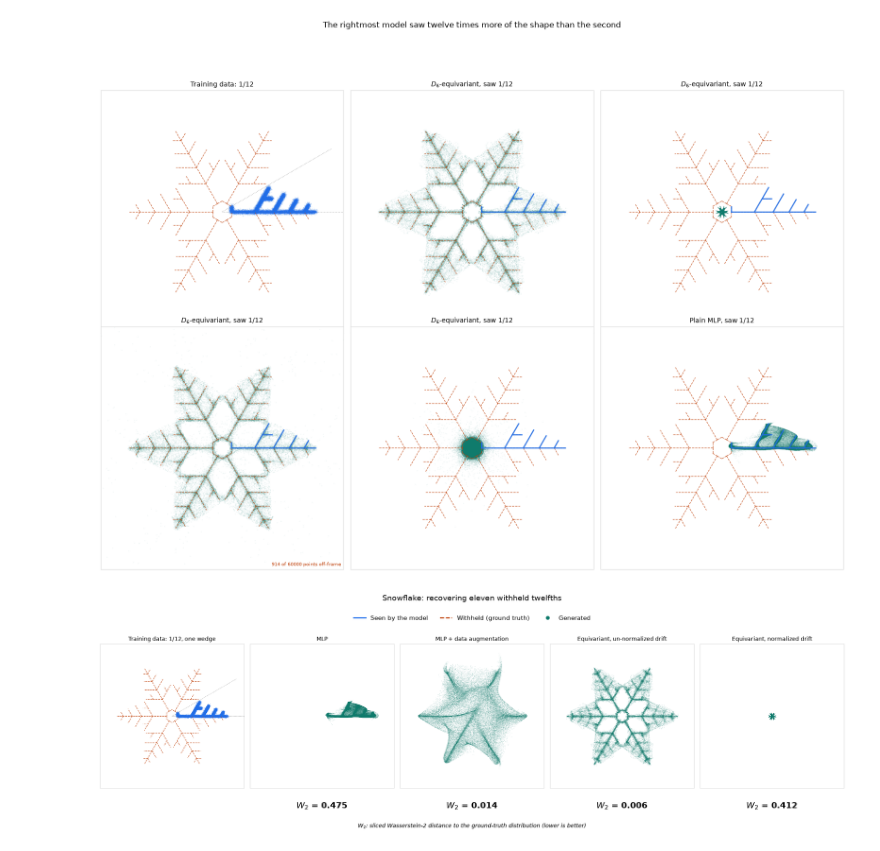
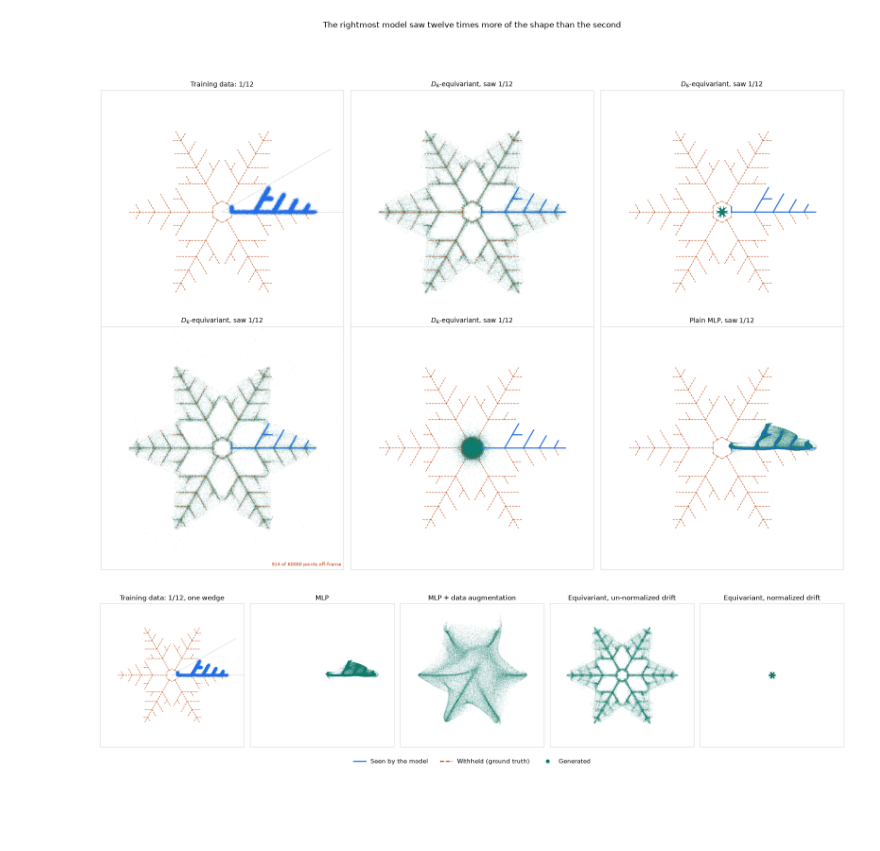
Before and after one commit to daoterog/TokyoDrift, a Jupyter notebook: equivariant_drifting_toys.ipynb, the cells around one changed output. Saved outputs shown, nothing was run; the diff lists cells and outputs as text; code cells hidden in the pictures; blank space fills up the shorter version.

```diff
--- a/summarized.ipynb
+++ b/equivariant_drifting_toys.ipynb
@@ -488,0 +442,36 @@ plot_comparison(circle_panels, circle_reference, draw_reference, limit=1.6,
+# %%
+from matplotlib.lines import Line2D
+
+LEGEND_HANDLES = [
+    Line2D([0], [0], color=SEEN, lw=2, label="Seen by the model"),
+    Line2D([0], [0], color=HELD_OUT, lw=2, ls="--", label="Withheld (ground truth)"),
+    Line2D([0], [0], marker="o", color=GENERATED, lw=0, markersize=6, label="Generated"),
+]
+
+
+def plot_comparison(panels, reference, draw_reference_fn, limit, figsize, suptitle="",
+                     save_path=None, midline=False, **scatter_kwargs):
+    """Shared layout: training data, then each generated set scored against
+    `reference` with the sliced Wasserstein-2 distance. Only the (non-generated)
+    training panel gets the withheld-shape outline from `draw_reference_fn`.
+    """
+    figure, axes = plt.subplots(1, len(panels), figsize=figsize)
+    for ax, (title, points, generated) in zip(axes, panels):
+        scatter(ax, points, GENERATED if generated else SEEN, title, fontsize=12, weight=None, **scatter_kwargs)
+        if not generated:
+            draw_reference_fn(ax)
+        style_axes(ax, limit=limit, midline=midline, report_crop=False)
+        # if generated:
+        #     ax.text(0.5, -0.1, f"$W_2$ = {sliced_w2(points, reference):.3f}",
+        #             transform=ax.transAxes, ha="center", fontsize=10)
+
+    if suptitle:
+        figure.suptitle(suptitle, fontsize=14, y=1.08)
+    figure.legend(handles=LEGEND_HANDLES, loc="upper center", ncol=3, frameon=False,
+                  fontsize=11, bbox_to_anchor=(0.5, 0.07))
+    # figure.text(0.5, -0.14, "$W_2$: sliced Wasserstein-2 distance to the ground-truth "
+    #             "distribution (lower is better)", ha="center", fontsize=10, style="italic")
+    figure.tight_layout(rect=(0, 0.02, 1, 0.94))
+    if save_path is not None:
+        figure.savefig(save_path, dpi=200, bbox_inches="tight")
+    plt.show()
@@ -1113,16 +1117,16 @@ plt.show()
 # %%
 flake_reference = sample_flake(60_000)
 
 flake_panels = [
     ("Training data: 1/12, one wedge", sample_flake_wedge(60_000), False),
     ("MLP", flake_control_samples, True),
     ("MLP + data augmentation", flake_control_aug_samples, True),
     ("Equivariant, un-normalized drift", flake_unnorm_gauusian_samples, True),
     ("Equivariant, normalized drift", flake_norm_gauusian_samples, True),
 ]
 
 plot_comparison(flake_panels, flake_reference, draw_flake_reference, limit=1.3,
-                figsize=(19, 4.8), suptitle="Snowflake: recovering eleven withheld twelfths",
-                size=1.2, alpha=0.12)
+                figsize=(19, 4.8),
+                save_path="snowflake_comparison.png", size=1.2, alpha=0.12)
 # %% [output]
-[figure, old version]
+[figure, new version]
```
Also changed, not shown: parts of 4 cells of this notebook, 2 other files.
